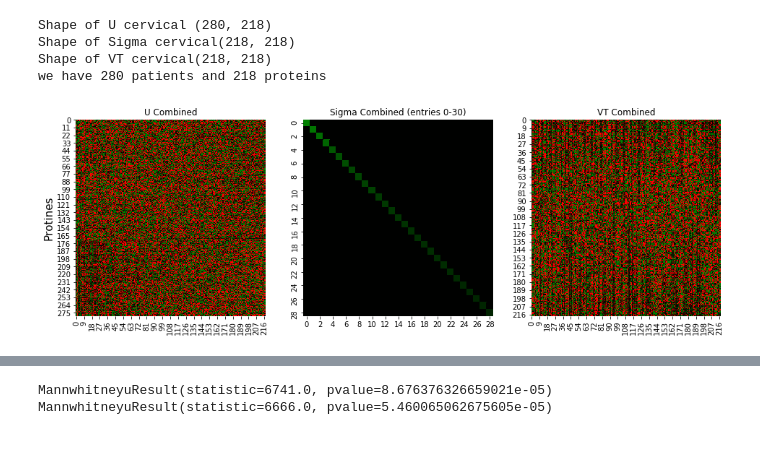
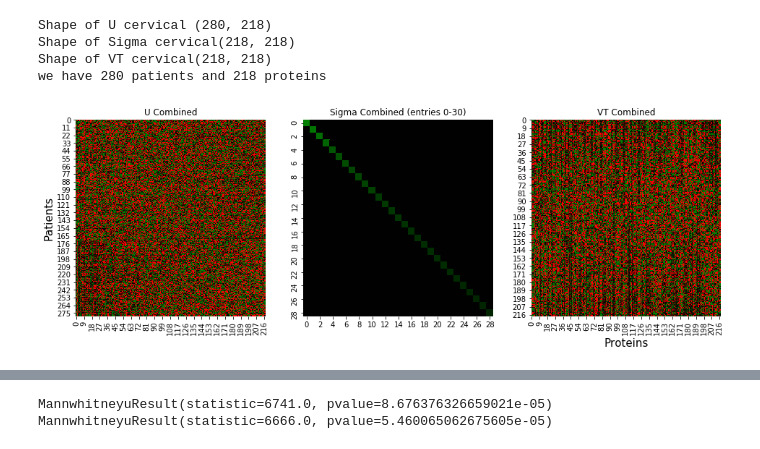
Before and after one commit to ryanboeks/Cervical_Testicular, a Jupyter notebook: Test_Ova_Cancer_Project.ipynb, the cells around one changed output, grey strips where cells are left out. Cells and saved outputs as stored; diff of their text form; code cells hidden in the pictures.

```diff
--- a/Test_Ova_Cancer_Project.ipynb
+++ b/Test_Ova_Cancer_Project.ipynb
@@ -634,24 +634,24 @@ we have 280 patients and 218 proteins
 # %%
 #Let's Visualize Heatmaps....
 fig, (ax1, ax2, ax3) = plt.subplots(ncols=3,nrows=1)
 fig.subplots_adjust(wspace=0.2)
 fig.set_size_inches(16, 5)
 ax1.set_title('U Combined')
 ax1.set_xlabel('Patients')
 ax2.set_title('Sigma Combined (entries 0-30)')
 ax3.set_title('VT Combined')
 
 
 
 sns.heatmap(U_comb, cmap = cmap,vmin = -0.05,vmax = 0.05, ax=ax1, cbar=False)
 sns.heatmap(sigma_comb[1:30,1:30], cmap = cmap, ax=ax2, cbar=False,center = 0)
 sns.heatmap(VT_comb, cmap = cmap,vmin = -0.05,vmax = 0.05, ax=ax3, cbar=False)
 
 ax1.set_ylabel('Patients',fontsize=15)
-ax1.set_ylabel('Protines',fontsize=15)
+ax3.set_xlabel('Proteins',fontsize=15)
 plt.show()
 # %% [output]
-[figure, old version]
+[figure, new version]
 # %%
 #Based upon experimentation: There exists significant difference in the columns of U below, between the rows of
 #cervical and the rows of testicular cancer. We choose to first examine columns 18 and 19 (eigen proteins)
```
Also changed, not shown: parts of 17 cells of this notebook.
